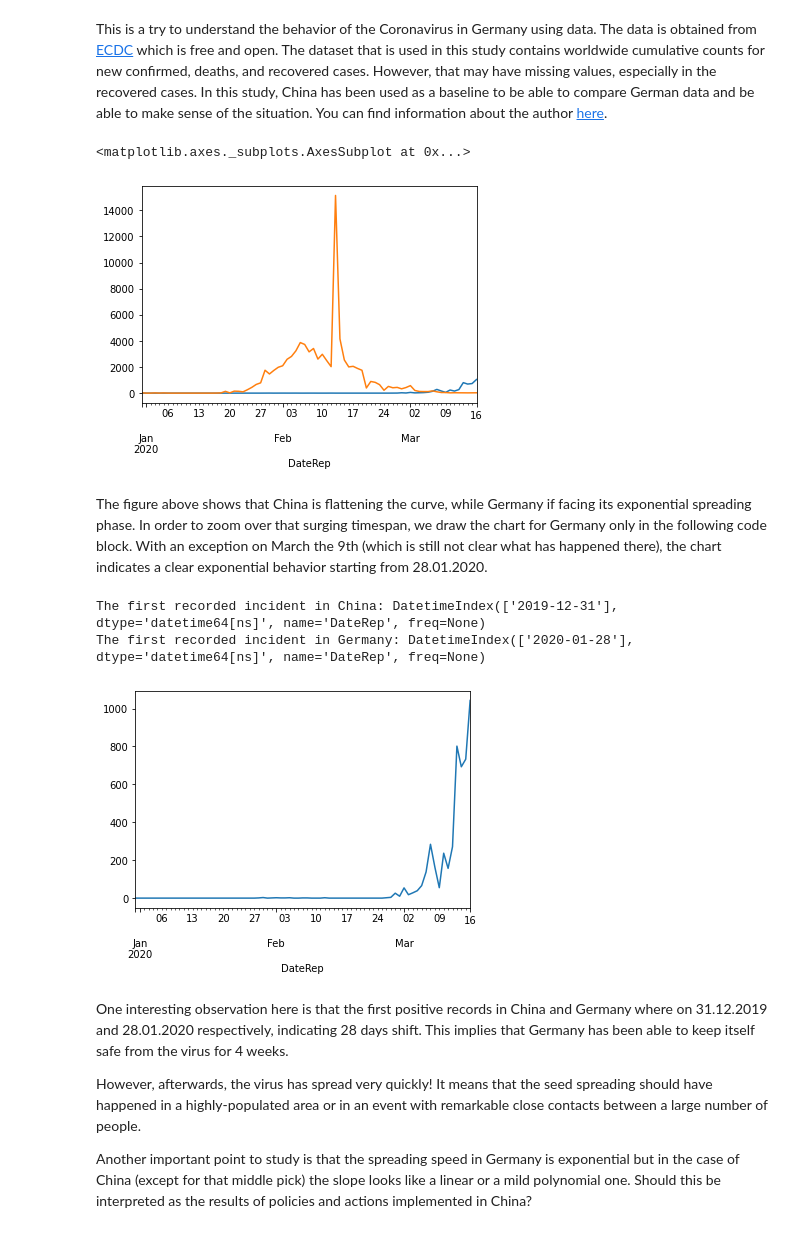
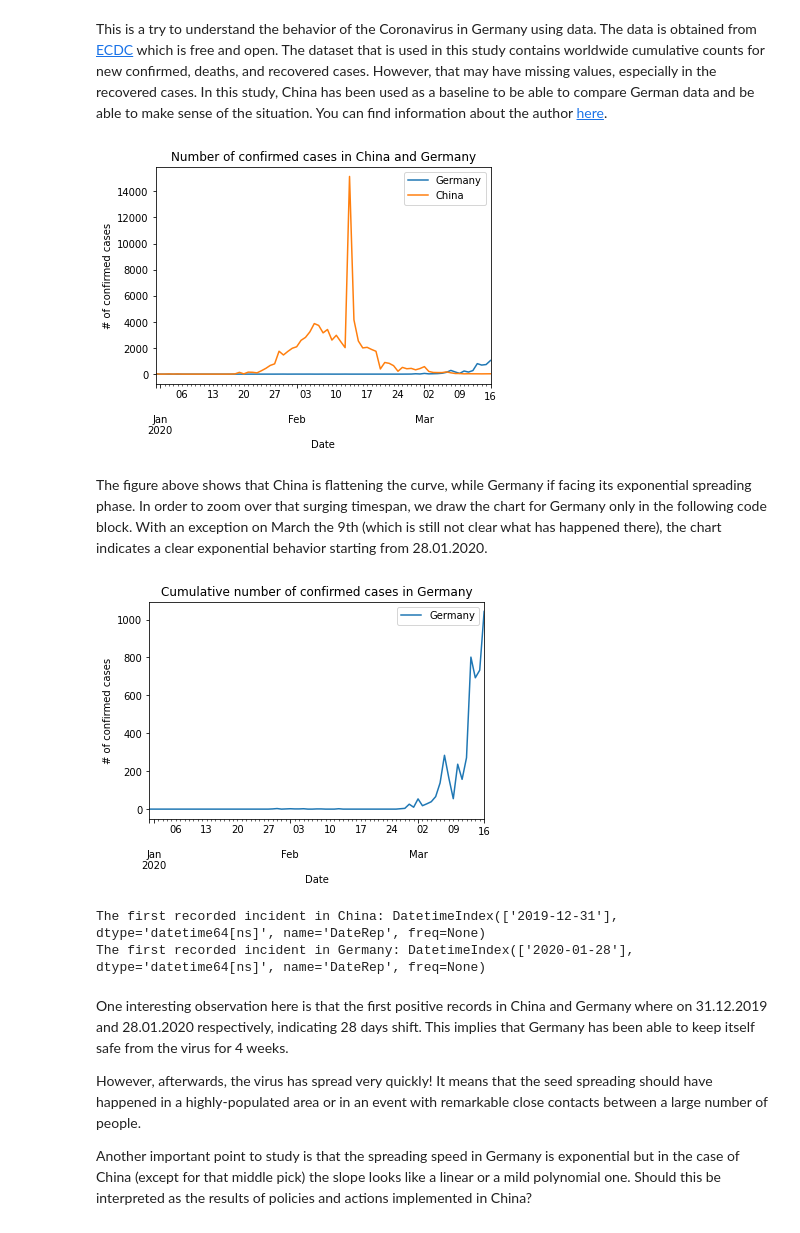
Before and after one commit to javadch/covid19, a Jupyter notebook: Covid19_Cases_Germany.ipynb, the cells around one changed output. Saved outputs shown, nothing was run; the diff lists cells and outputs as text; code cells hidden in the pictures.

Commit message:
Added legends to the charts

```diff
--- a/Covid19_Cases_Germany.ipynb
+++ b/Covid19_Cases_Germany.ipynb
@@ -8,45 +8,55 @@ You can find information about the author [here](https://www.tib.eu/en/research-
 # %%
 # Use of the EUDAT data
 from datetime import datetime
 from datetime import timedelta
 import pandas as pd
 import requests
 import io
+import matplotlib.pyplot as plt
 
 nowUtc = datetime.utcnow()
 url_pattern = 'https://www.ecdc.europa.eu/sites/default/files/documents/COVID-19-geographic-disbtribution-worldwide-YYYY-MM-DD.xls'
 # It is possible that ECDC has not yet uploaded the today's data.
 # In this case, I fallback to yesterday's dataset
 try:
   url = url_pattern.replace('YYYY', '{:04d}'.format(nowUtc.year)).replace('MM', '{:02d}'.format(nowUtc.month)).replace('DD', '{:02d}'.format(nowUtc.day))
   #print(url)
   data = pd.read_excel(url, index_col=0)
 except: # fallback to yesterday
   nowUtc = nowUtc- timedelta(days=1)
   url = url_pattern.replace('YYYY', '{:04d}'.format(nowUtc.year)).replace('MM', '{:02d}'.format(nowUtc.month)).replace('DD', '{:02d}'.format(nowUtc.day))
   #print(url)
   data = pd.read_excel(url, index_col=0)
 germany = data[(data['GeoId'] == "DE")].sort_values(by=['DateRep'], ascending=True)
 china   = data[(data['GeoId'] == "CN")].sort_values(by=['DateRep'], ascending=True)
 #print(germany.head(10))
-germany['NewConfCases'].plot()
-china['NewConfCases'].plot()
+germany['NewConfCases'].plot(legend = True, label = 'Germany')
+china['NewConfCases'].plot(legend = True, label = 'China')
+plt.xlabel('Date')
+plt.ylabel('# of confirmed cases')
+plt.title("Number of confirmed cases in China and Germany")
+plt.legend()
+plt.show()
 # %% [output]
-<matplotlib.axes._subplots.AxesSubplot at 0x...>
-[figure, old version]
+[figure, new version]
 # %% [markdown]
 The figure above shows that China is flattening the curve, while Germany if facing its exponential spreading phase. In order to zoom over that surging timespan, we draw the chart for Germany only in the following code block. With an exception on March the 9th (which is still not clear what has happened there), the chart indicates a clear exponential behavior starting from 28.01.2020.
 # %%
 from datetime import datetime
-germany['NewConfCases'].plot()
+germany['NewConfCases'].plot(label = 'Germany')
+plt.xlabel('Date')
+plt.ylabel('# of confirmed cases')
+plt.title("Cumulative number of confirmed cases in Germany")
+plt.legend()
+plt.show()
 # The date of the first recorded incident in China
 print('The first recorded incident in China:', china[(china['NewConfCases']>0)].head(1).index)
 # The date of the first recorded incident in Germany
 print('The first recorded incident in Germany:', germany[(germany['NewConfCases']>0)].head(1).index)
 # %% [output]
+[figure, new version]
 The first recorded incident in China: DatetimeIndex(['2019-12-31'], dtype='datetime64[ns]', name='DateRep', freq=None)
 The first recorded incident in Germany: DatetimeIndex(['2020-01-28'], dtype='datetime64[ns]', name='DateRep', freq=None)
-[figure, old version]
 # %% [markdown]
 One interesting observation here is that the first positive records in China and Germany where on 31.12.2019 and 28.01.2020 respectively, indicating 28 days shift. This implies that Germany has been able to keep itself safe from the virus for 4 weeks.
 
```
Also changed, not shown: parts of 7 cells of this notebook.
